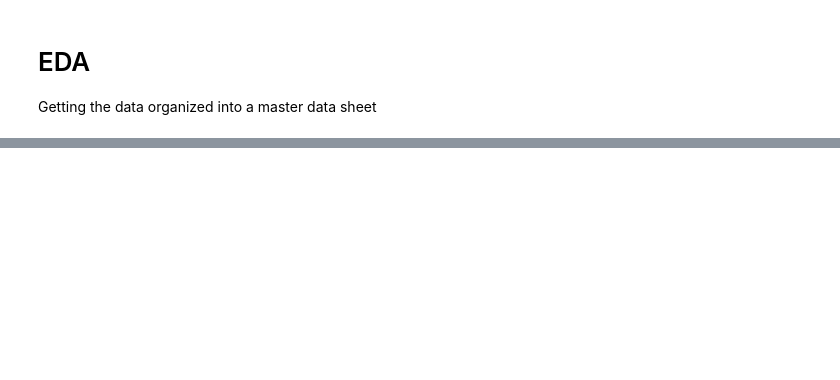
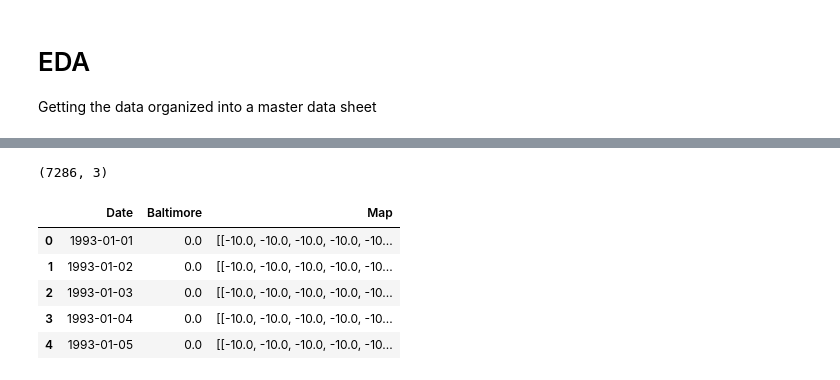
Before and after one commit to Spandan2022/ML_Sea_lvl_Model, a Jupyter notebook: EDA.ipynb, the cells around one changed output, grey strips where cells are left out. Saved outputs shown, nothing was run; the diff lists cells and outputs as text; code cells hidden in the pictures; blank space fills up the shorter version.

```diff
--- a/EDA.ipynb
+++ b/EDA.ipynb
@@ -92,0 +123,17 @@ Dropped refs/stash@{0} (b8a59a338dbfd2d9758d9b727da44e34b629e0ad)
+# %%
+Baltimore = Raw_Master_df[['Date', 'Baltimore', 'Map']]
+warnings.filterwarnings("ignore", category=pd.errors.SettingWithCopyWarning)
+Baltimore.dropna(inplace=True)
+output_dir = 'cleaned_dataset'
+output_file = os.path.join(output_dir, "Baltimore.csv")
+Baltimore.to_csv(output_file, index=False)
+print(Baltimore.shape)
+Baltimore.head()
+# %% [output]
+(7286, 3)
+|  | Date | Baltimore | Map |
+| 0 | 1993-01-01 | 0.0 | [[-10.0, -10.0, -10.0, -10.0, -10... |
+| 1 | 1993-01-02 | 0.0 | [[-10.0, -10.0, -10.0, -10.0, -10... |
+| 2 | 1993-01-03 | 0.0 | [[-10.0, -10.0, -10.0, -10.0, -10... |
+| 3 | 1993-01-04 | 0.0 | [[-10.0, -10.0, -10.0, -10.0, -10... |
+| 4 | 1993-01-05 | 0.0 | [[-10.0, -10.0, -10.0, -10.0, -10... |
```
Also changed, not shown: parts of 16 cells of this notebook, 13 other files.
